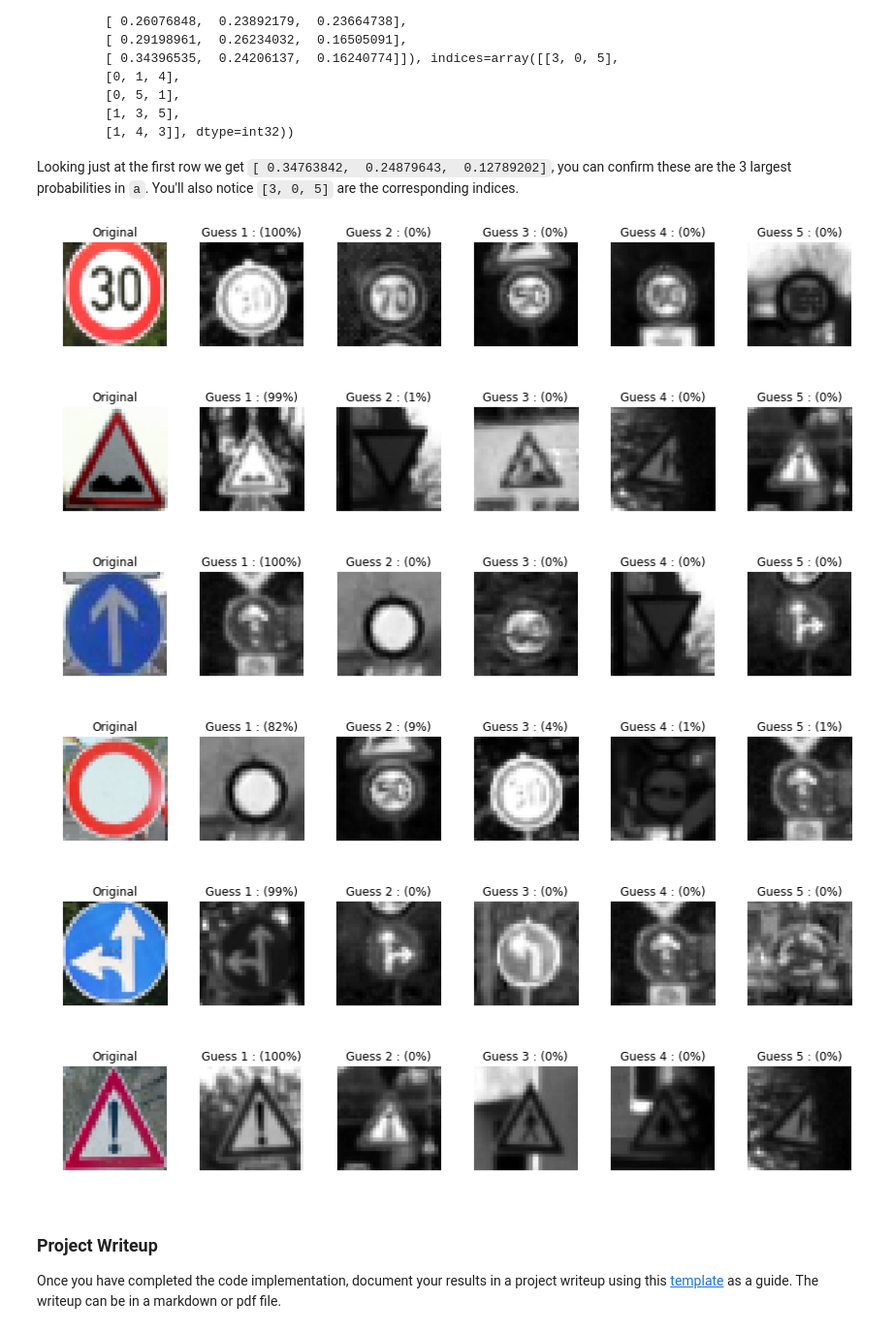
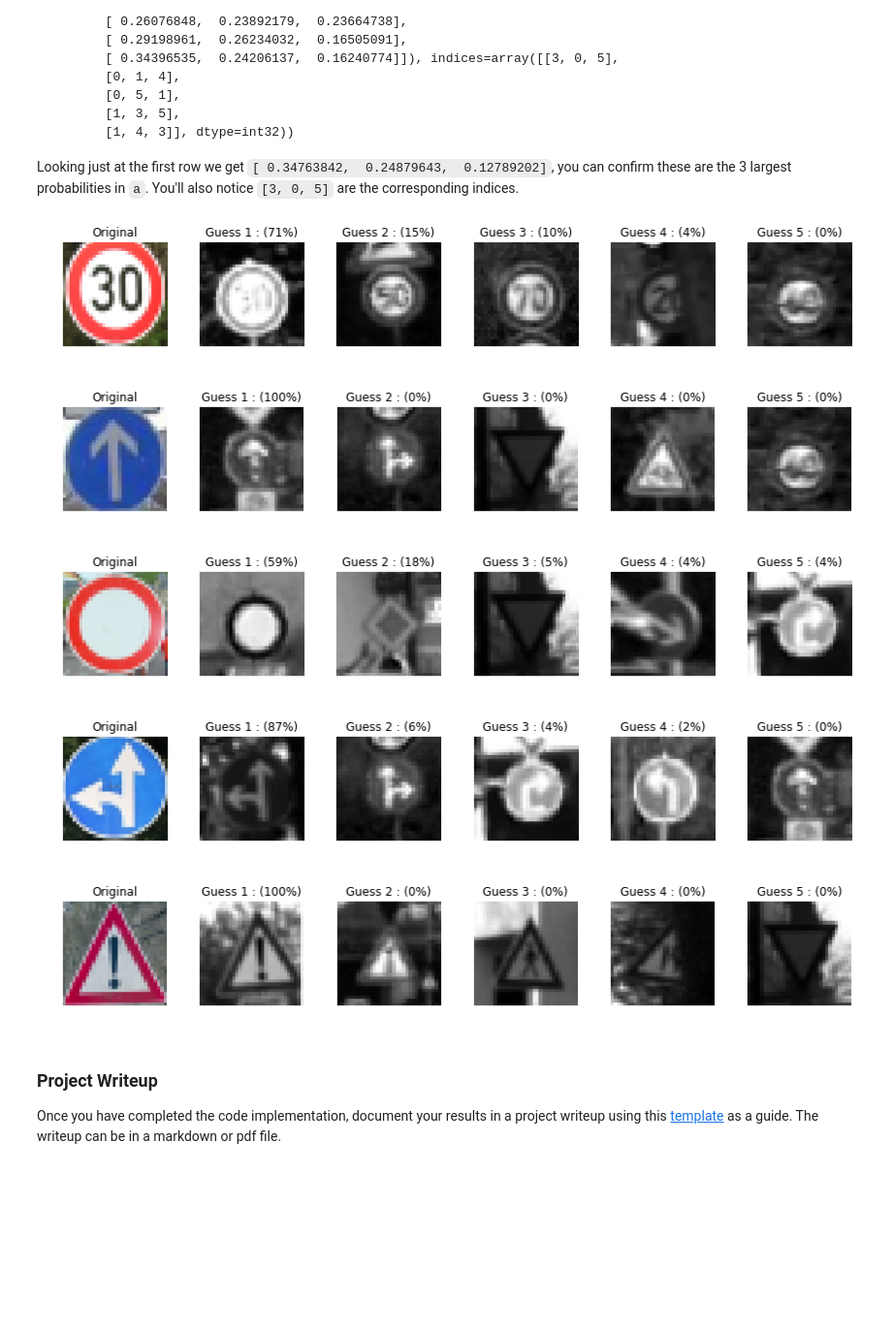
Before and after one commit to JG-Jayaganesh/CarND-Traffic-Sign-Classifier-Project, a Jupyter notebook: Traffic_Sign_Classifier.ipynb, the cells around one changed output. Shown: that part at 97% size. Cells and saved outputs as stored; diff of their text form; code cells hidden in the pictures; blank space fills up the shorter version.

```diff
--- a/Traffic_Sign_Classifier.ipynb
+++ b/Traffic_Sign_Classifier.ipynb
@@ -414,7 +417,7 @@ with tf.Session() as sess:
         for offset in range(0, num_examples, BATCH_SIZE):
             end = offset + BATCH_SIZE
             batch_x, batch_y = X_train[offset:end], y_train[offset:end]
-            sess.run(training_operation, feed_dict={x: batch_x, y: batch_y, keep_prob: 0.8})
+            sess.run(training_operation, feed_dict={x: batch_x, y: batch_y, keep_prob: 0.5})
 
         validation_accuracy = evaluate(X_valid, y_valid)
         print("EPOCH {} ...".format(i+1))
@@ -479,7 +482,7 @@ import cv2
 name_values = np.genfromtxt('signnames.csv', skip_header=1, dtype=[('myint','i8'), ('mysring','S55')], delimiter=',')
 
 my_images = sorted(glob.glob('./real/*.png'))
-my_labels = np.array([1, 22, 35, 15, 37, 18])
+my_labels = np.array([1, 35, 15, 37, 18])
 
 figures = {}
 labels = {}
@@ -500,7 +503,7 @@ my_signs = np.array(my_signs)
 my_signs_gray = np.sum(my_signs/3, axis=3, keepdims=True)
 my_signs_normalized = my_signs_gray/127.5-1
 
-number_to_stop = 6
+number_to_stop = 5
 figures = {}
 labels = {}
 for i in range(number_to_stop):
@@ -531,7 +534,7 @@ My Data Set Accuracy = 1.000
 my_single_item_array = []
 my_single_item_label_array = []
 
-for i in range(6):
+for i in range(5):
     my_single_item_array.append(my_signs_normalized[i])
     my_single_item_label_array.append(my_labels[i])
 
@@ -603,35 +603,34 @@ Looking just at the first row we get `[ 0.34763842,  0.24879643,  0.12789202]`,
 # %%
 ### Print out the top five softmax probabilities for the predictions on the German traffic sign images found on the web.
 ### Feel free to use as many code cells as needed.
 k_size = 5
 softmax_logits = tf.nn.softmax(logits)
 top_k = tf.nn.top_k(softmax_logits, k=k_size)
 
 with tf.Session() as sess:
     sess.run(tf.global_variables_initializer())
     saver.restore(sess, "./lenet")
     my_softmax_logits = sess.run(softmax_logits, feed_dict={x: my_signs_normalized, keep_prob: 1.0})
     my_top_k = sess.run(top_k, feed_dict={x: my_signs_normalized, keep_prob: 1.0})
 
-    for i in range(6):
+    for i in range(5):
         figures = {}
         labels = {}
 
         figures[0] = my_signs[i]
         labels[0] = "Original"
 
         for j in range(k_size):
             labels[j+1] = 'Guess {} : ({:.0f}%)'.format(j+1, 100*my_top_k[0][i][j])
             figures[j+1] = X_valid[np.argwhere(y_valid == my_top_k[1][i][j])[0]].squeeze()
 
         plot_figures(figures, 1, 6, labels)
 # %% [output]
-[figure, old version]
+[figure, new version]
-[figure, old version]
+[figure, new version]
-[figure, old version]
+[figure, new version]
-[figure, old version]
+[figure, new version]
-[figure, old version]
+[figure, new version]
-[figure, removed]
 # %% [markdown]
 ### Project Writeup
 
```
Also changed, not shown: parts of 11 cells of this notebook, 9 other files.
